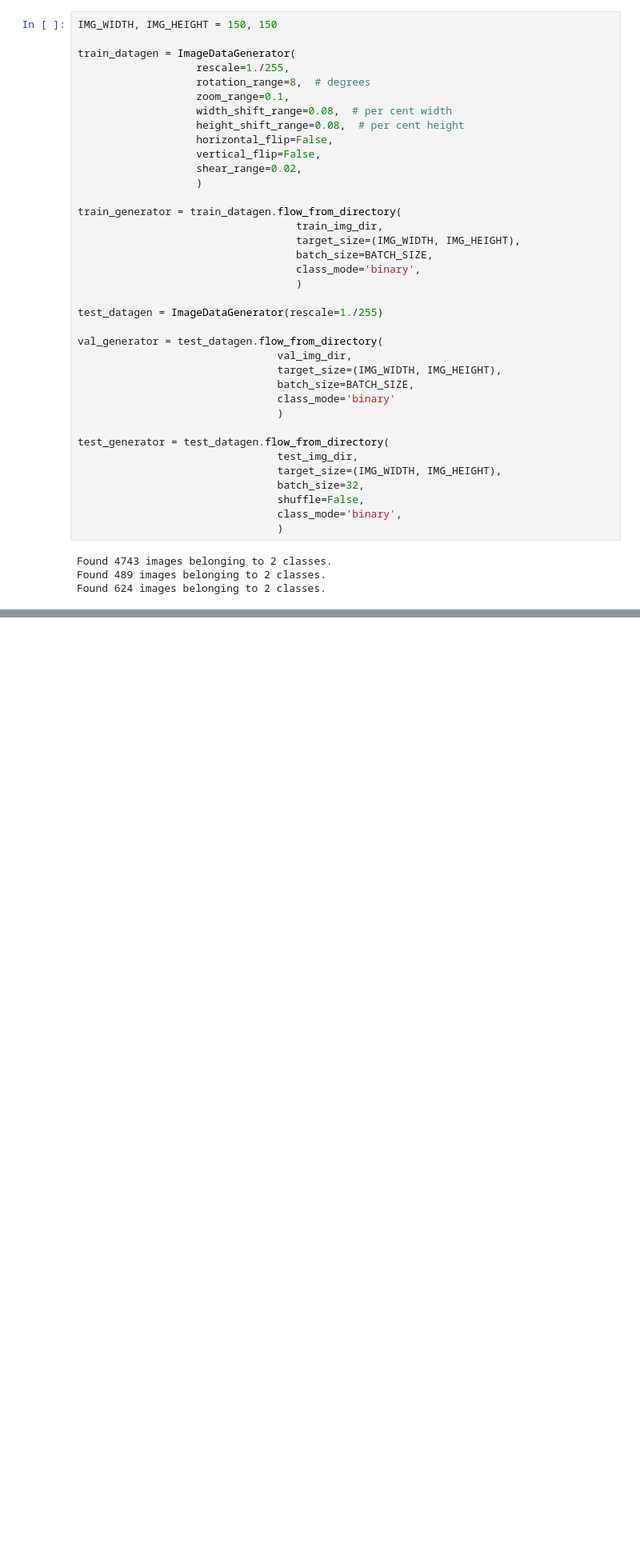
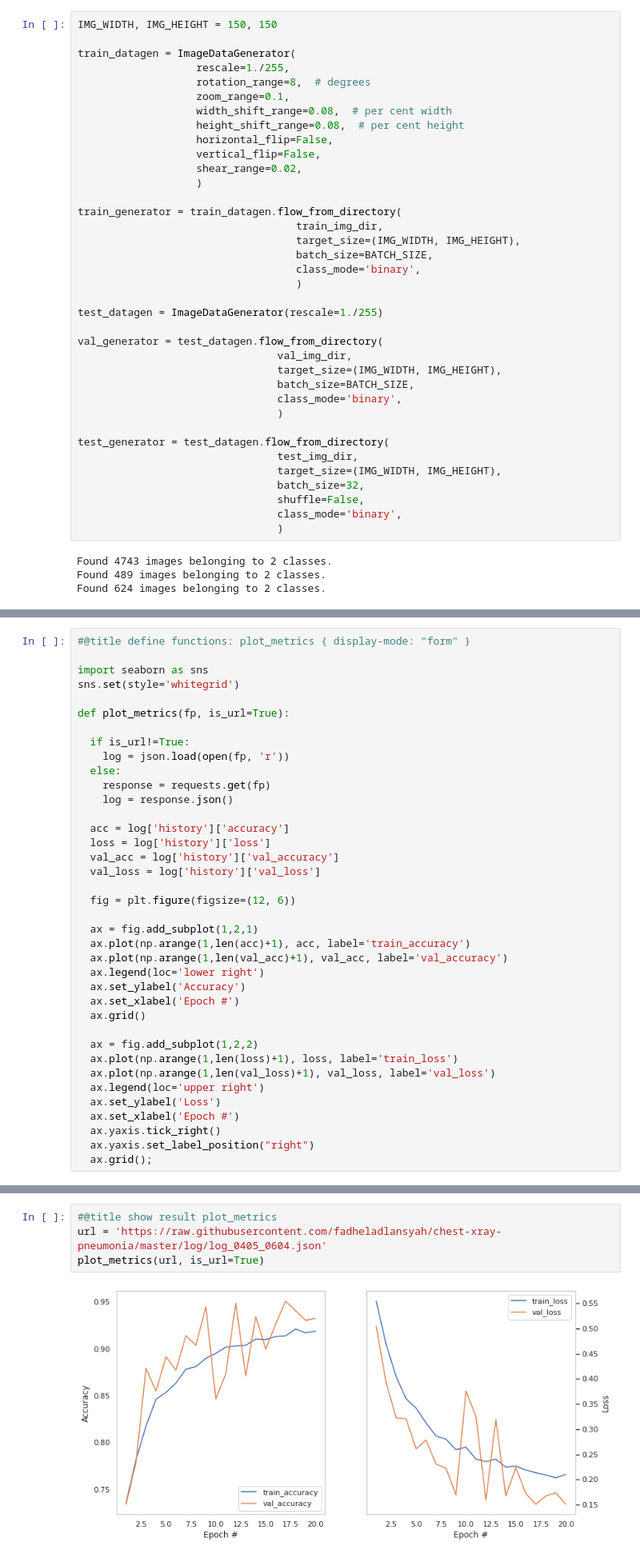
Before and after one commit to fadheladlansyah/chest-xray-pneumonia, a Jupyter notebook: eda.ipynb, the cells around one changed output, grey strips where cells are left out. Shown at 80% size. Cells and saved outputs as stored; diff of their text form; blank space fills up the shorter version.

```diff
--- a/eda.ipynb
+++ b/eda.ipynb
@@ -243,7 +249,7 @@ val_generator = test_datagen.flow_from_directory(
                                 val_img_dir,
                                 target_size=(IMG_WIDTH, IMG_HEIGHT),
                                 batch_size=BATCH_SIZE,
-                                class_mode='binary'
+                                class_mode='binary',
                                 )
 
 test_generator = test_datagen.flow_from_directory(
@@ -391,5 +397,43 @@ with open(log_fname, 'w') as f:
 # %% [markdown]
 # Evaluation
+# %%
+#@title define functions: plot_metrics { display-mode: "form" }
+
+import seaborn as sns
+sns.set(style='whitegrid')
+
+def plot_metrics(fp, is_url=True):
+
+  if is_url!=True:
+    log = json.load(open(fp, 'r'))
+  else:
+    response = requests.get(fp)
+    log = response.json()
+
+  acc = log['history']['accuracy']
+  loss = log['history']['loss']
+  val_acc = log['history']['val_accuracy']
+  val_loss = log['history']['val_loss']
+
+  fig = plt.figure(figsize=(12, 6))
+
+  ax = fig.add_subplot(1,2,1)
+  ax.plot(np.arange(1,len(acc)+1), acc, label='train_accuracy')
+  ax.plot(np.arange(1,len(val_acc)+1), val_acc, label='val_accuracy')
+  ax.legend(loc='lower right')
+  ax.set_ylabel('Accuracy')
+  ax.set_xlabel('Epoch #')
+  ax.grid()
+
+  ax = fig.add_subplot(1,2,2)
+  ax.plot(np.arange(1,len(loss)+1), loss, label='train_loss')
+  ax.plot(np.arange(1,len(val_loss)+1), val_loss, label='val_loss')
+  ax.legend(loc='upper right')
+  ax.set_ylabel('Loss')
+  ax.set_xlabel('Epoch #')
+  ax.yaxis.tick_right()
+  ax.yaxis.set_label_position("right")
+  ax.grid();
 # %% [markdown]
 ---
 [1] Adam(learning_rate=0.001) batch=100, epoch=20
@@ -428,3 +444,9 @@ plt.tight_layout();
+# %%
+#@title show result plot_metrics
+url = 'https://raw.githubusercontent.com/fadheladlansyah/chest-xray-pneumonia/master/log/log_0405_0604.json'
+plot_metrics(url, is_url=True)
+# %% [output]
+[figure, added]
 # %% [markdown]
 ---
 [2] RMSProp(learning_rate=0.0001), batch=100, epoch=20
```
Also changed, not shown: parts of 26 cells of this notebook.
